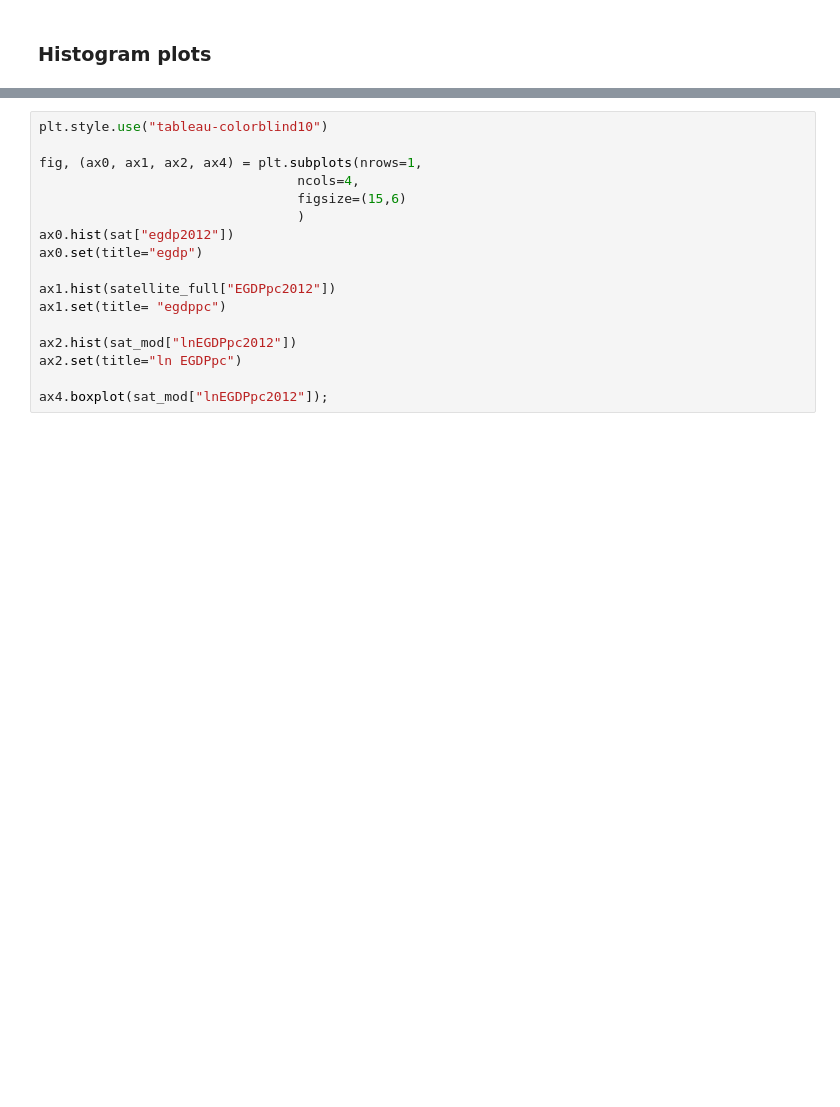
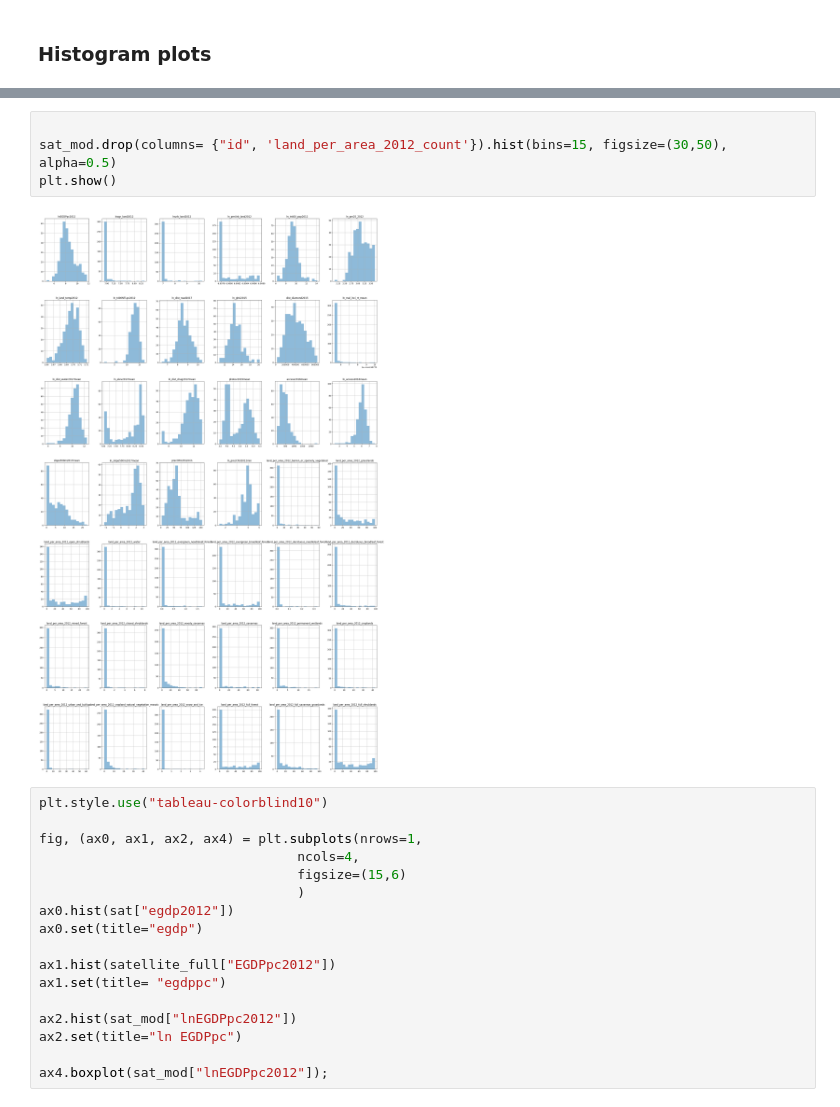
Before and after one commit to HendrixPeralta/bol_hdi_prediction, a Jupyter notebook: 01_data_exploration.ipynb, the cells around one changed output, grey strips where cells are left out. Cells and saved outputs as stored; diff of their text form; blank space fills up the shorter version.

Commit message:
Replaced the Histogram method
Now i can see all the histograms in one go

```diff
--- a/01_data_exploration.ipynb
+++ b/01_data_exploration.ipynb
@@ -709,3 +642,9 @@ ax19.set(title = "Precipitaiton CRU")
+# %%
+
+sat_mod.drop(columns= {"id", 'land_per_area_2012_count'}).hist(bins=15, figsize=(30,50), alpha=0.5)
+plt.show()
+# %% [output]
+[figure, added]
 # %%
 plt.style.use("tableau-colorblind10")
 
```
Also changed, not shown: parts of 6 cells of this notebook.
